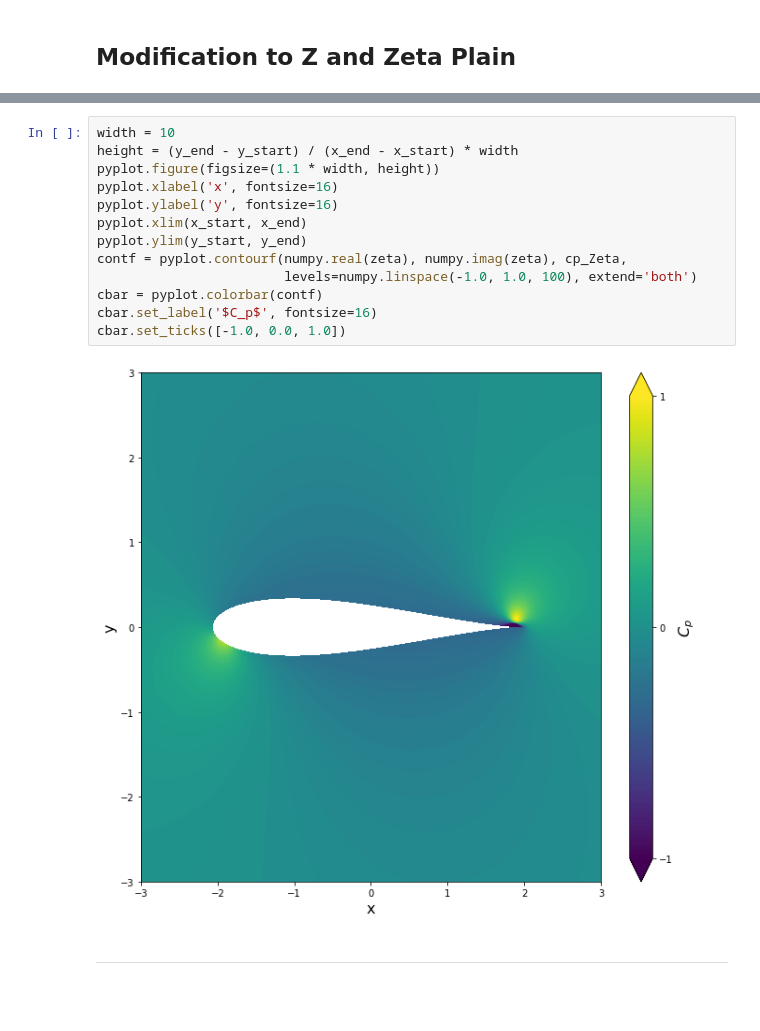
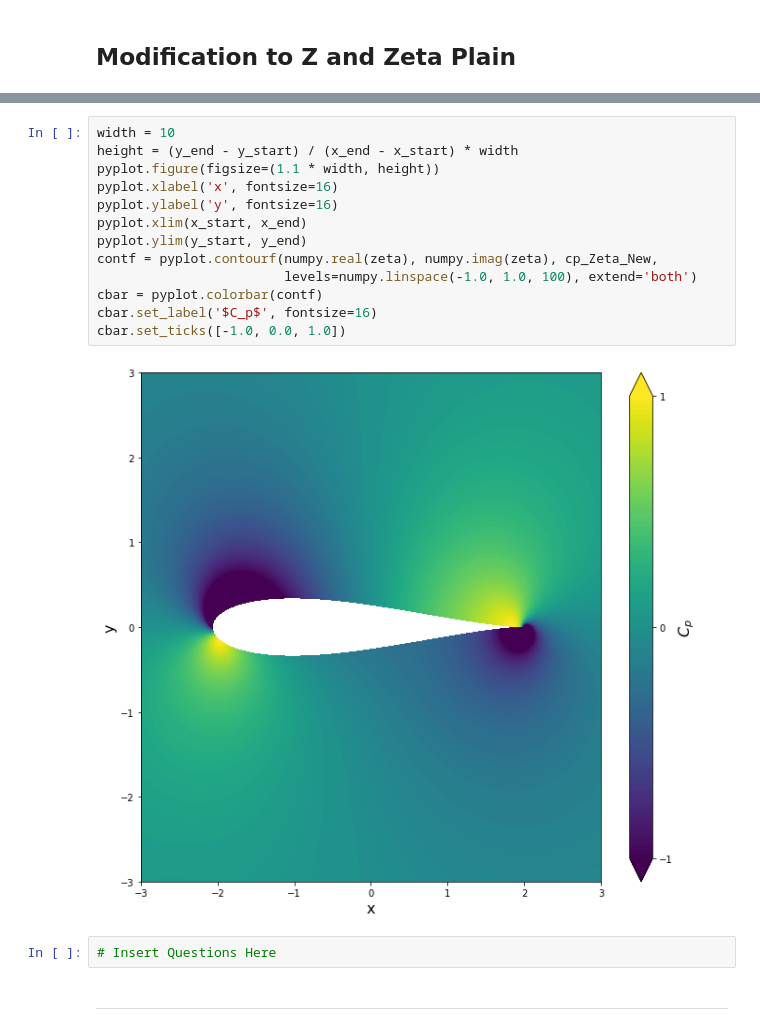
Before and after one commit to smmagic/MAE6226, a Jupyter notebook: Assignment_02.ipynb, the cells around one changed output, grey strips where cells are left out. Cells and saved outputs as stored; diff of their text form; blank space fills up the shorter version.

```diff
--- a/Assignment_02.ipynb
+++ b/Assignment_02.ipynb
@@ -657,18 +734,20 @@ cbar.set_ticks([-1.0, 0.0, 1.0])
 # %%
 width = 10
 height = (y_end - y_start) / (x_end - x_start) * width
 pyplot.figure(figsize=(1.1 * width, height))
 pyplot.xlabel('x', fontsize=16)
 pyplot.ylabel('y', fontsize=16)
 pyplot.xlim(x_start, x_end)
 pyplot.ylim(y_start, y_end)
-contf = pyplot.contourf(numpy.real(zeta), numpy.imag(zeta), cp_Zeta,
+contf = pyplot.contourf(numpy.real(zeta), numpy.imag(zeta), cp_Zeta_New,
                         levels=numpy.linspace(-1.0, 1.0, 100), extend='both')
 cbar = pyplot.colorbar(contf)
 cbar.set_label('$C_p$', fontsize=16)
 cbar.set_ticks([-1.0, 0.0, 1.0])
 # %% [output]
-[figure, old version]
+[figure, new version]
+# %%
+# Insert Questions Here
 # %% [markdown]
 ---
 # %% [markdown]
```
Also changed, not shown: parts of 19 cells of this notebook.
